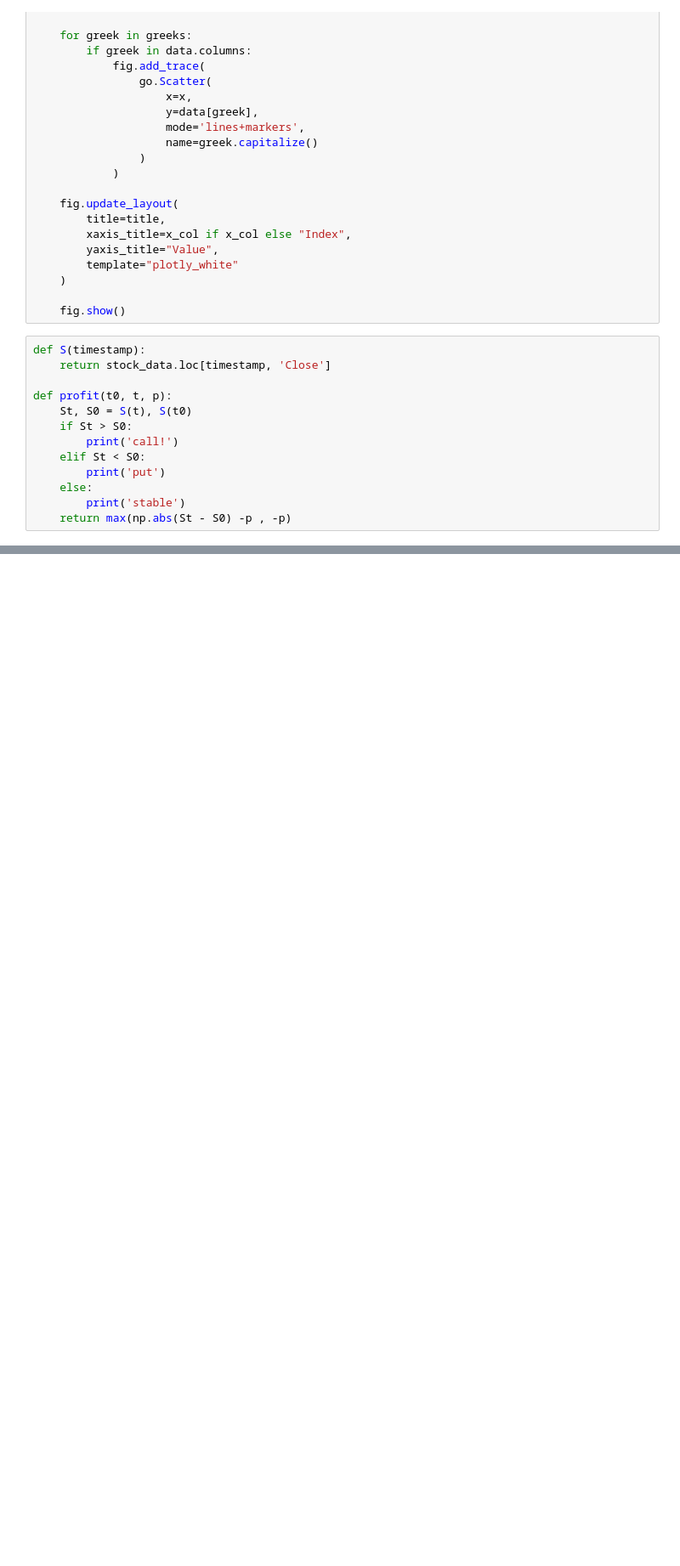
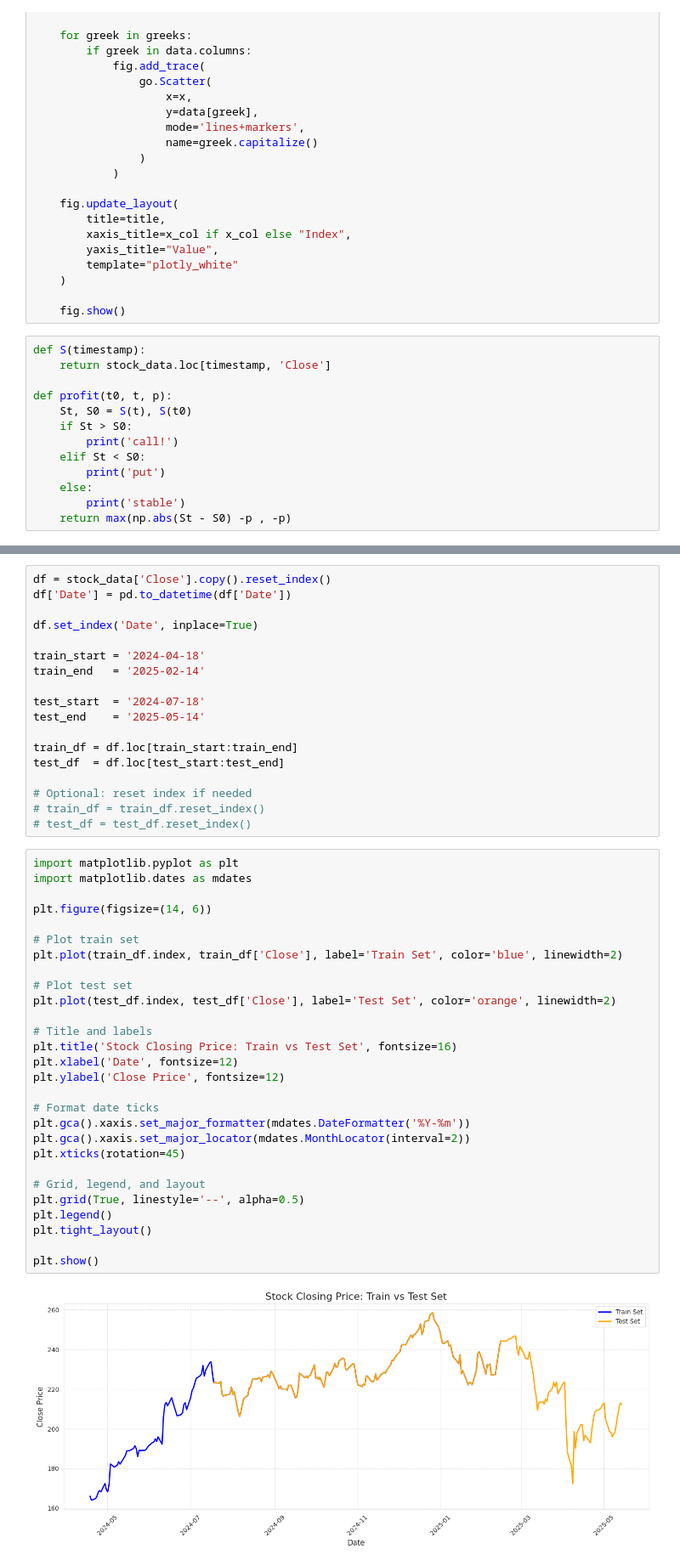
Before and after one commit to pratham-aggr/projectAlpha, a Jupyter notebook: EDA.ipynb, the cells around one changed output, grey strips where cells are left out. Shown at 85% size. Saved outputs shown, nothing was run; the diff lists cells and outputs as text; blank space fills up the shorter version.

```diff
--- a/EDA.ipynb
+++ b/EDA.ipynb
@@ -281,0 +321,48 @@ plt.show()
+# %%
+df = stock_data['Close'].copy().reset_index()
+df['Date'] = pd.to_datetime(df['Date'])
+
+df.set_index('Date', inplace=True)
+
+train_start = '2024-04-18'
+train_end   = '2025-02-14'
+
+test_start  = '2024-07-18'
+test_end    = '2025-05-14'
+
+train_df = df.loc[train_start:train_end]
+test_df  = df.loc[test_start:test_end]
+
+# Optional: reset index if needed
+# train_df = train_df.reset_index()
+# test_df = test_df.reset_index()
+# %%
+import matplotlib.pyplot as plt
+import matplotlib.dates as mdates
+
+plt.figure(figsize=(14, 6))
+
+# Plot train set
+plt.plot(train_df.index, train_df['Close'], label='Train Set', color='blue', linewidth=2)
+
+# Plot test set
+plt.plot(test_df.index, test_df['Close'], label='Test Set', color='orange', linewidth=2)
+
+# Title and labels
+plt.title('Stock Closing Price: Train vs Test Set', fontsize=16)
+plt.xlabel('Date', fontsize=12)
+plt.ylabel('Close Price', fontsize=12)
+
+# Format date ticks
+plt.gca().xaxis.set_major_formatter(mdates.DateFormatter('%Y-%m'))
+plt.gca().xaxis.set_major_locator(mdates.MonthLocator(interval=2))
+plt.xticks(rotation=45)
+
+# Grid, legend, and layout
+plt.grid(True, linestyle='--', alpha=0.5)
+plt.legend()
+plt.tight_layout()
+
+plt.show()
+# %% [output]
+[figure, added]
```
Also changed, not shown: parts of 17 cells of this notebook, 7 other files.
